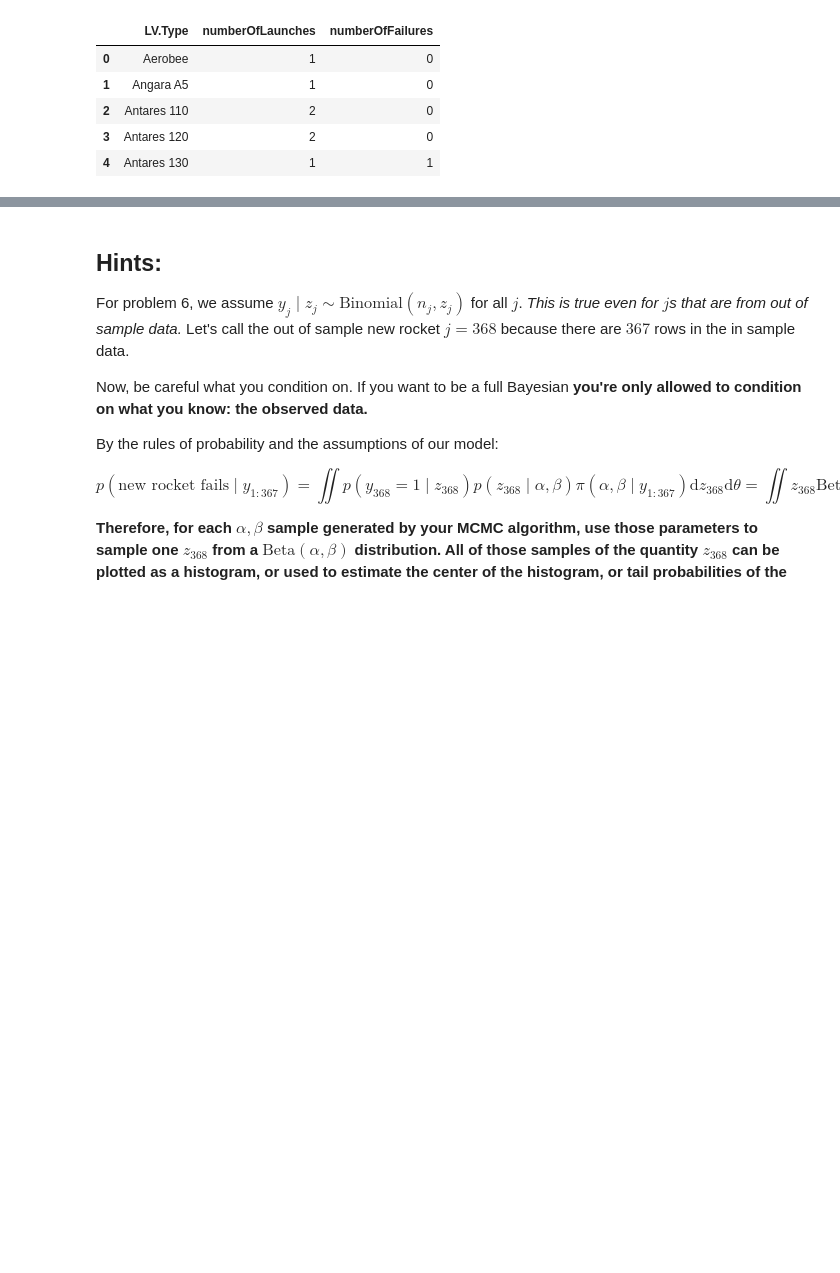
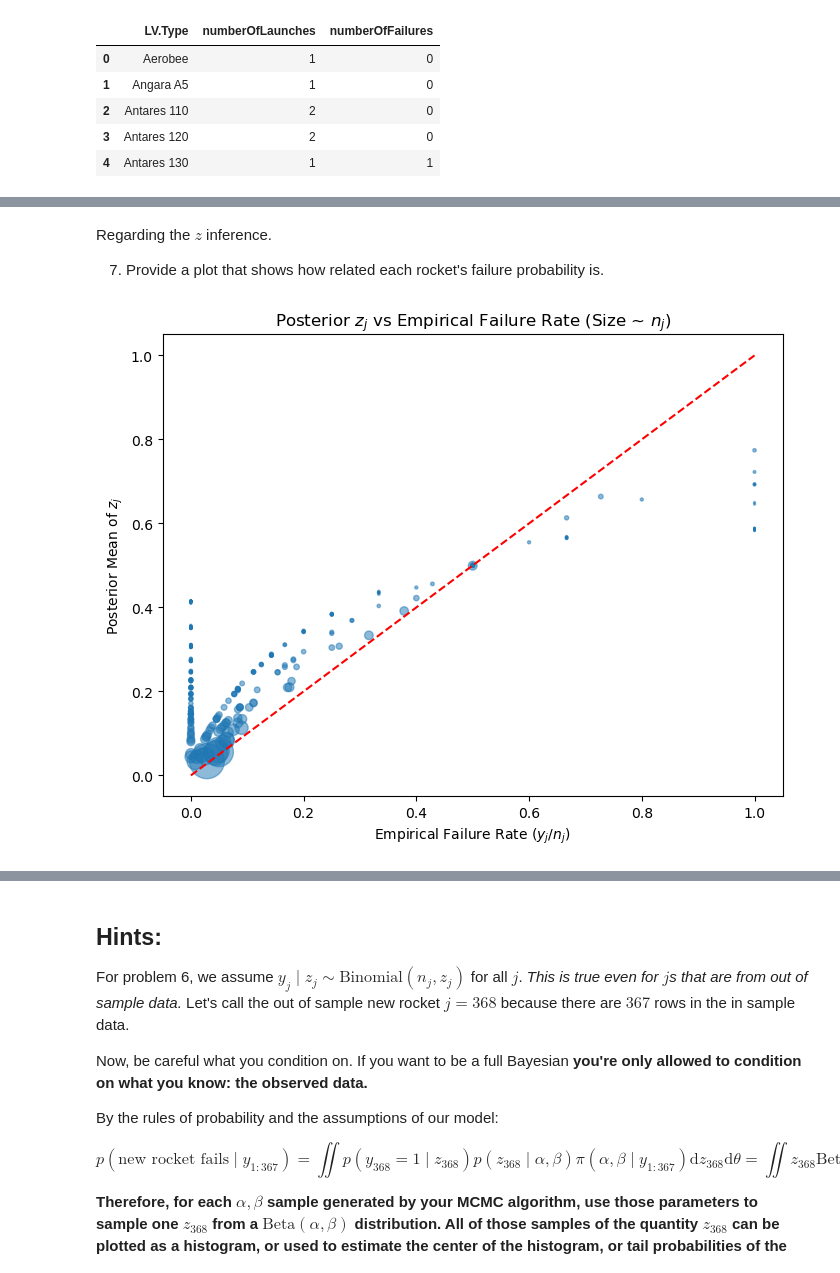
Before and after one commit to robertclayh/DS6040, a Jupyter notebook: M11/hw11/assignment11.ipynb, the cells around one changed output, grey strips where cells are left out. Drawn from its saved outputs; the diff is of its cells as text; code cells hidden in the pictures; blank space fills up the shorter version.

```diff
--- a/M11/hw11/assignment11.ipynb
+++ b/M11/hw11/assignment11.ipynb
@@ -63,0 +265,16 @@ Finally:
+# %% [markdown]
+Regarding the $z$ inference.
+
+7. Provide a plot that shows how related each rocket's failure probability is.
+# %%
+empirical_failure_rate = rockets['numberOfFailures'] / rockets['numberOfLaunches']
+
+plt.figure(figsize=(8, 6))
+plt.scatter(empirical_failure_rate, z_means, s=n, alpha=0.5)
+plt.plot([0, 1], [0, 1], 'r--')
+plt.xlabel('Empirical Failure Rate ($y_j / n_j$)')
+plt.ylabel('Posterior Mean of $z_j$')
+plt.title('Posterior $z_j$ vs Empirical Failure Rate (Size ~ $n_j$)')
+plt.show()
+# %% [output]
+[figure, added]
```
Also changed, not shown: parts of 29 cells of this notebook, 2 other files.
